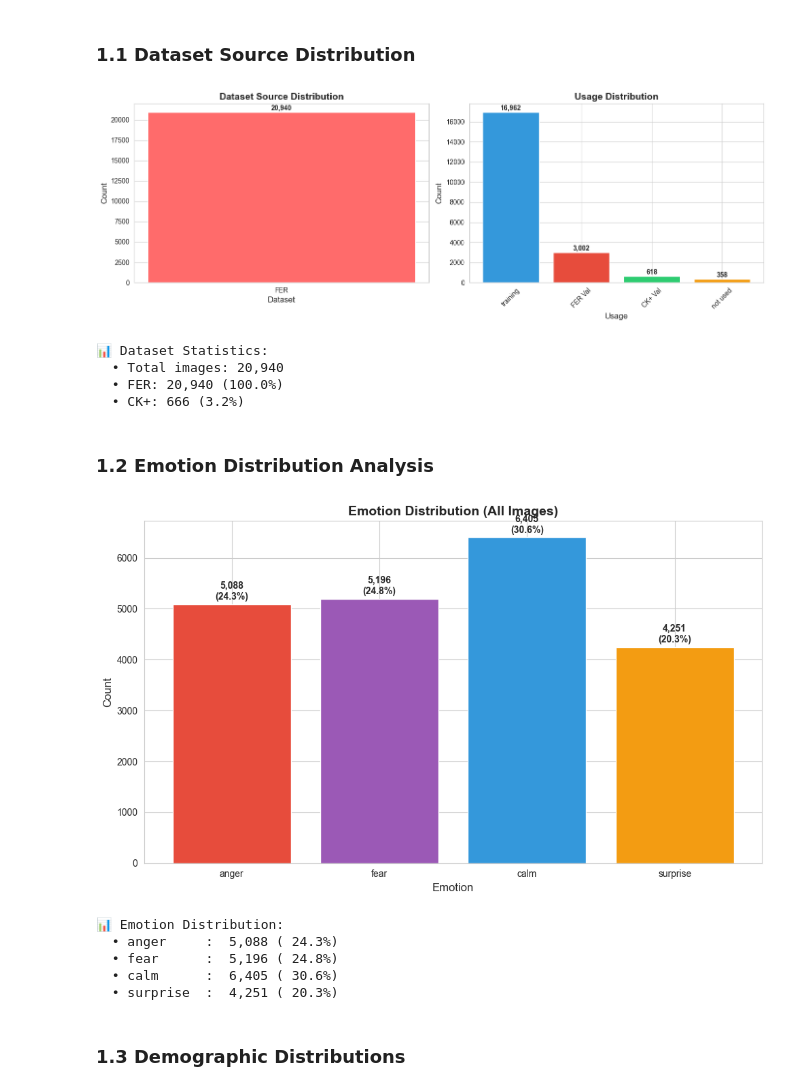
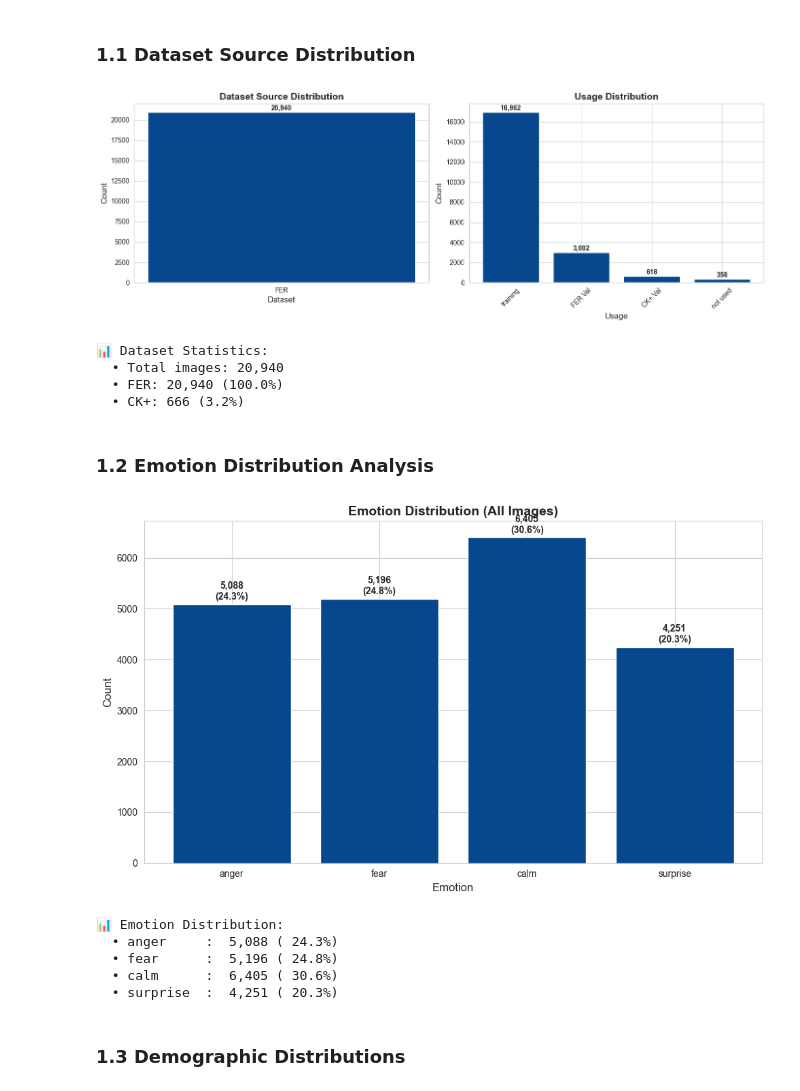
Before and after one commit to gregor-autischer/EmoTorch_Paper, a Jupyter notebook: Fairness Documentation/old_fairness_analysis_doc.ipynb, the cells around one changed output. Saved outputs shown, nothing was run; the diff lists cells and outputs as text; code cells hidden in the pictures.

Commit message:
small styling changes for graphes

```diff
--- a/Fairness Documentation/old_fairness_analysis_doc.ipynb
+++ b/Fairness Documentation/old_fairness_analysis_doc.ipynb
@@ -97,7 +97,7 @@ fig, axes = plt.subplots(1, 2, figsize=(14, 5))
 # Dataset source distribution
 ax1 = axes[0]
 source_counts = df['dataset_source'].value_counts()
-bars1 = ax1.bar(source_counts.index, source_counts.values, color=['#FF6B6B', '#4ECDC4'])
+bars1 = ax1.bar(source_counts.index, source_counts.values, color=['#07478D', '#07478D'])
 ax1.set_title('Dataset Source Distribution', fontsize=14, fontweight='bold')
 ax1.set_xlabel('Dataset', fontsize=12)
 ax1.set_ylabel('Count', fontsize=12)
@@ -117,7 +117,7 @@ usage_mapping = {
 }
 usage_counts_clean = df['usage'].value_counts()
 usage_labels = [usage_mapping.get(x, x) for x in usage_counts_clean.index]
-bars2 = ax2.bar(usage_labels, usage_counts_clean.values, color=['#3498DB', '#E74C3C', '#2ECC71', '#F39C12'])
+bars2 = ax2.bar(usage_labels, usage_counts_clean.values, color=['#07478D', '#07478D', '#07478D', '#07478D'])
 ax2.set_title('Usage Distribution', fontsize=14, fontweight='bold')
 ax2.set_xlabel('Usage', fontsize=12)
 ax2.set_ylabel('Count', fontsize=12)
@@ -136,7 +136,7 @@ print(f"  • Total images: {len(df):,}")
 print(f"  • FER: {len(df_fer):,} ({len(df_fer)/len(df)*100:.1f}%)")
 print(f"  • CK+: {len(df_ckp):,} ({len(df_ckp)/len(df)*100:.1f}%)")
 # %% [output]
-[figure, old version]
+[figure, new version]
 📊 Dataset Statistics:
   • Total images: 20,940
   • FER: 20,940 (100.0%)
@@ -146,34 +146,34 @@ print(f"  • CK+: {len(df_ckp):,} ({len(df_ckp)/len(df)*100:.1f}%)")
 # %%
 # Get emotion distribution
 emotion_counts = df['emotion'].value_counts()
 emotion_order = ['anger', 'fear', 'calm', 'surprise']
 
 # Filter to standard emotions if they exist
 if all(emotion in emotion_counts.index for emotion in emotion_order):
     emotion_counts = emotion_counts[emotion_order]
 
 fig, ax = plt.subplots(1, 1, figsize=(10, 6))
 
-colors = ['#E74C3C', '#9B59B6', '#3498DB', '#F39C12']
+colors = ['#07478D', '#07478D', '#07478D', '#07478D']
 bars = ax.bar(emotion_counts.index, emotion_counts.values, color=colors)
 ax.set_title('Emotion Distribution (All Images)', fontsize=14, fontweight='bold')
 ax.set_xlabel('Emotion', fontsize=12)
 ax.set_ylabel('Count', fontsize=12)
 
 for bar in bars:
     height = bar.get_height()
     ax.text(bar.get_x() + bar.get_width()/2., height + 50,
             f'{int(height):,}\n({height/len(df)*100:.1f}%)',
             ha='center', va='bottom', fontweight='bold')
 
 plt.tight_layout()
 plt.show()
 
 print("\n📊 Emotion Distribution:")
 for emotion, count in emotion_counts.items():
     print(f"  • {emotion:10}: {count:6,} ({count/len(df)*100:5.1f}%)")
 # %% [output]
-[figure, old version]
+[figure, new version]
 📊 Emotion Distribution:
   • anger     :  5,088 ( 24.3%)
   • fear      :  5,196 ( 24.8%)
```
Also changed, not shown: parts of 1 cell of this notebook, 1 other file.
